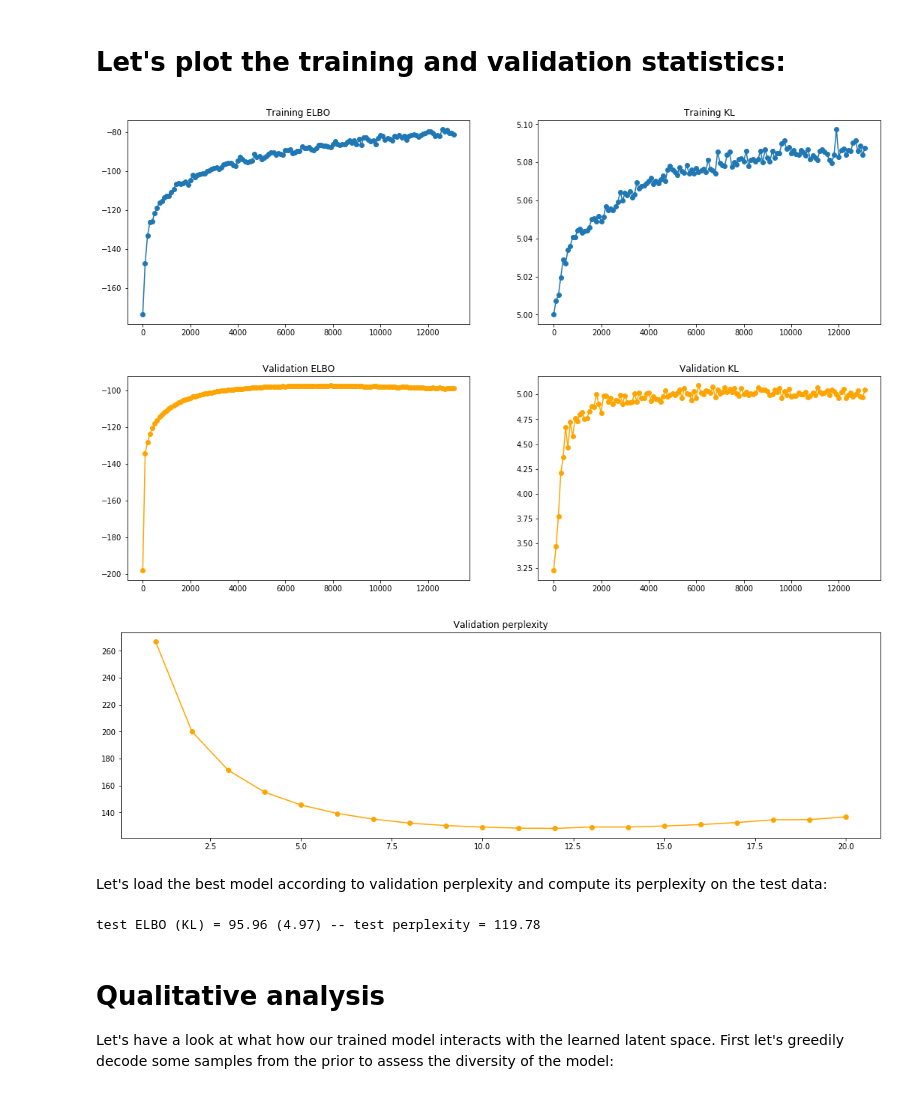
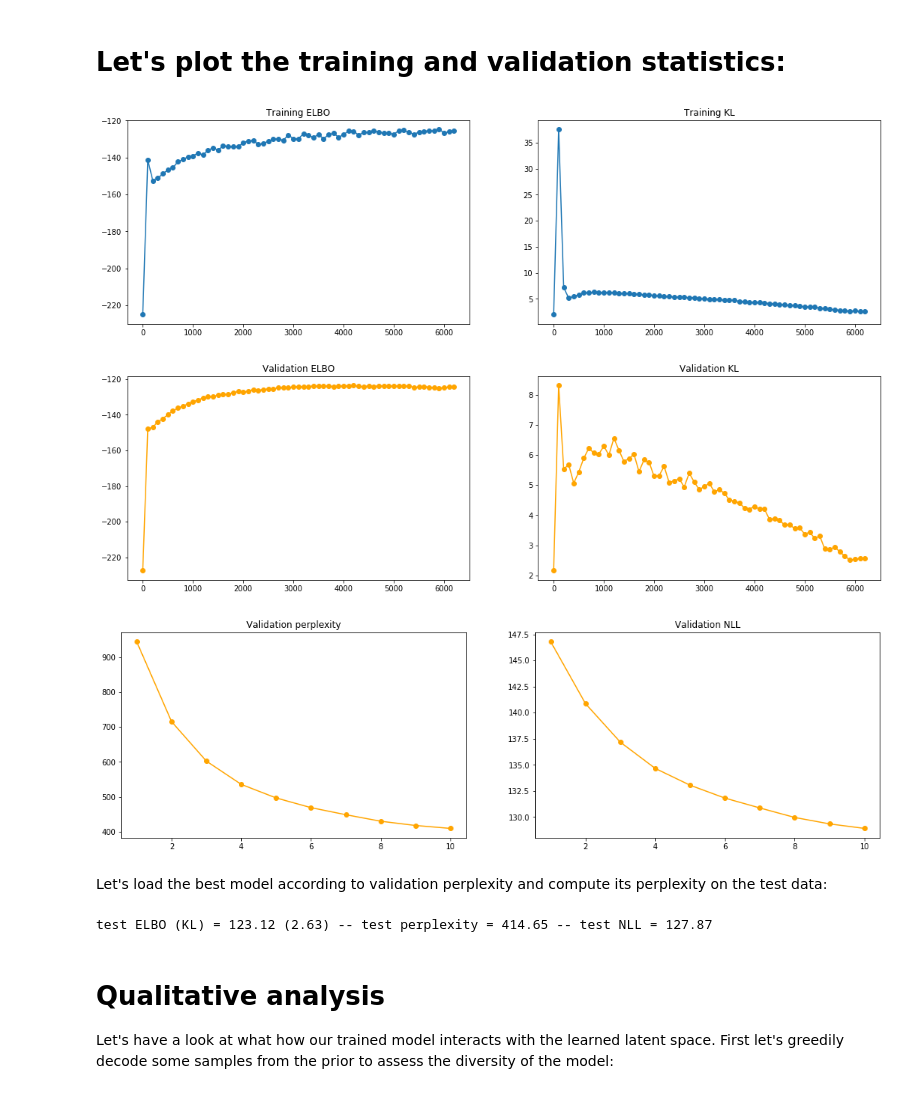
Before and after one commit to probabll/dgm4nlp, a Jupyter notebook: notebooks/sentencevae/SentVAE_Solutions.ipynb, the cells around one changed output. Drawn from its saved outputs; the diff is of its cells as text; code cells hidden in the pictures.

Commit message:
Changed PTB pre-processing, KL annealing, log NLL

```diff
--- a/notebooks/sentencevae/SentVAE_Solutions.ipynb
+++ b/notebooks/sentencevae/SentVAE_Solutions.ipynb
@@ -543,14 +554,15 @@ Now it's time to train the model. We use early stopping on the validation perple
 # Define the model hyperparameters.
 emb_size = 256
 hidden_size = 256
-latent_size = 32
+latent_size = 16
 bidirectional_encoder = True
-free_nats = 5.
-dropout = 0.4
-word_dropout = 0.5
+free_nats = 0.
+annealing_steps = 5600
+dropout = 0.6
+word_dropout = 0.75
 batch_size = 64
 learning_rate = 0.001
-num_epochs =  20
+num_epochs = 10
 n_importance_samples = 50
 device = torch.device("cuda:0") if torch.cuda.is_available() else torch.device("cpu")
 
@@ -559,7 +571,7 @@ dl = DataLoader(train_dataset, batch_size=batch_size, shuffle=True)
 sorted_dl = SortingTextDataLoader(dl)
 
 # Create the model.
-model = SentenceVAE(vocab_size=vocab.size(),
+model = BowmanLM(vocab_size=vocab.size(),
                   emb_size=emb_size,
                   hidden_size=hidden_size,
                   latent_size=latent_size,
@@ -582,6 +594,7 @@ train_KLs = []
 val_ELBOs = []
 val_KLs = []
 val_perplexities = []
+val_NLLs = []
 
 step = 0
 training_ELBO = 0.
@@ -597,6 +610,12 @@ for epoch_num in range(1, num_epochs+1):
         x_in, x_out, seq_mask, seq_len = create_batch(sentences, vocab, device,
                                                       word_dropout=word_dropout)
 
+        # Compute the multiplier for the KL term if we do annealing.
+        if annealing_steps > 0:
+            KL_weight = min(1., (1.0 / annealing_steps) * step)
+        else:
+            KL_weight = 1.
+
         # Do a forward pass through the model and compute the training loss. We use
         # a reparameterized sample from the approximate posterior during training.
         qz = model.infer(x_in, seq_mask, seq_len)
@@ -605,7 +624,7 @@ for epoch_num in range(1, num_epochs+1):
         z = qz.rsample()
         scores = model(x_in, z)
         rec_loss, KL = model.loss(scores, x_out, pz, qz, free_nats=free_nats)
-        loss = rec_loss + KL
+        loss = rec_loss + KL_weight * KL
 
         # Backpropagate and update the model weights.
         loss.backward()
@@ -622,9 +641,10 @@ for epoch_num in range(1, num_epochs+1):
             val_rec_loss, val_KL = eval_elbo(model, val_dataset, vocab, device)
             val_ELBO = -(val_rec_loss - val_KL)
             print("(%d) step %d: training ELBO (KL) = %.2f (%.2f) --"
+                  " KL weight = %.2f --"
                   " validation ELBO (KL) = %.2f (%.2f)" %
                   (epoch_num, step, training_ELBO/num_batches,
-                   training_KL/num_batches, val_ELBO, val_KL))
+                   training_KL/num_batches, KL_weight, val_ELBO, val_KL))
 
             # Update some statistics for plotting later.
             train_ELBOs.append((step, (training_ELBO/num_batches).item()))
@@ -642,13 +662,14 @@ for epoch_num in range(1, num_epochs+1):
     # After an epoch we'll compute validation perplexity and save the model
     # for early stopping if it's better than previous models.
     print("Finished epoch %d" % (epoch_num))
-    val_perplexity = eval_perplexity(model, val_dataset, vocab, device,
-                                     n_importance_samples)
+    val_perplexity, val_NLL = eval_perplexity(model, val_dataset, vocab, device,
+                                              n_importance_samples)
     val_rec_loss, val_KL = eval_elbo(model, val_dataset, vocab, device)
     val_ELBO = -(val_rec_loss - val_KL)
 
-    # Keep track of the validation perplexities.
+    # Keep track of the validation perplexities / NLL.
     val_perplexities.append((epoch_num, val_perplexity.item()))
+    val_NLLs.append((epoch_num, val_NLL.item()))
 
     # If validation perplexity is better, store this model for early stopping.
     if val_perplexity < best_val_ppl:
@@ -659,8 +680,9 @@ for epoch_num in range(1, num_epochs+1):
     # Print epoch statistics.
     print("Evaluation epoch %d:\n"
           " - validation perplexity: %.2f\n"
+          " - validation NLL: %.2f\n"
           " - validation ELBO (KL) = %.2f (%.2f)"
-          % (epoch_num, val_perplexity, val_ELBO, val_KL))
+          % (epoch_num, val_perplexity, val_NLL, val_ELBO, val_KL))
 
     # Also show some qualitative results by reconstructing a sentence from the
     # validation data. Use the mean of the approximate posterior and greedy
@@ -696,42 +718,45 @@ Evaluation epoch 1:
 # %%
 steps, training_ELBO = list(zip(*train_ELBOs))
 _, training_KL = list(zip(*train_KLs))
 _, val_ELBO = list(zip(*val_ELBOs))
 _, val_KL = list(zip(*val_KLs))
 epochs, val_ppl = list(zip(*val_perplexities))
+_, val_NLL = list(zip(*val_NLLs))
 
 fig, (ax1, ax2) = plt.subplots(1, 2, figsize=(18, 5))
 
 # Plot training ELBO and KL
 ax1.set_title("Training ELBO")
 ax1.plot(steps, training_ELBO, "-o")
 ax2.set_title("Training KL")
 ax2.plot(steps, training_KL, "-o")
 plt.show()
 
 # Plot validation ELBO and KL
 fig, (ax1, ax2) = plt.subplots(1, 2, figsize=(18, 5))
 ax1.set_title("Validation ELBO")
 ax1.plot(steps, val_ELBO, "-o", color="orange")
 ax2.set_title("Validation KL")
 ax2.plot(steps, val_KL, "-o",  color="orange")
 plt.show()
 
 # Plot validation perplexities.
-plt.figure(figsize=(18, 5))
-plt.title("Validation perplexity")
-plt.plot(epochs, val_ppl, "-o",  color="orange")
+fig, (ax1, ax2) = plt.subplots(1, 2, figsize=(18, 5))
+ax1.set_title("Validation perplexity")
+ax1.plot(epochs, val_ppl, "-o", color="orange")
+ax2.set_title("Validation NLL")
+ax2.plot(epochs, val_NLL, "-o",  color="orange")
 plt.show()
 print()
 # %% [output]
-[figure, old version]
+[figure, new version]
-[figure, old version]
+[figure, new version]
-[figure, old version]
+[figure, new version]
 # %% [markdown]
 Let's load the best model according to validation perplexity and compute its perplexity on the test data:
 # %%
 # Load the best model from disk.
-model = SentenceVAE(vocab_size=vocab.size(),
+model = BowmanLM(vocab_size=vocab.size(),
                  emb_size=emb_size,
                  hidden_size=hidden_size,
                  latent_size=latent_size,
@@ -742,14 +767,14 @@ model.load_state_dict(torch.load(best_model))
 model = model.to(device)
 
 # Compute test perplexity and ELBO.
-test_perplexity = eval_perplexity(model, test_dataset, vocab,
-                                  device, n_importance_samples)
+test_perplexity, test_NLL = eval_perplexity(model, test_dataset, vocab,
+                                            device, n_importance_samples)
 test_rec_loss, test_KL = eval_elbo(model, test_dataset, vocab, device)
 test_ELBO = test_rec_loss - test_KL
-print("test ELBO (KL) = %.2f (%.2f) -- test perplexity = %.2f" %
-      (test_ELBO, test_KL, test_perplexity))
+print("test ELBO (KL) = %.2f (%.2f) -- test perplexity = %.2f -- test NLL = %.2f" %
+      (test_ELBO, test_KL, test_perplexity, test_NLL))
 # %% [output]
-test ELBO (KL) = 95.96 (4.97) -- test perplexity = 119.78
+test ELBO (KL) = 123.12 (2.63) -- test perplexity = 414.65 -- test NLL = 127.87
 # %% [markdown]
 # Qualitative analysis
 
```
Also changed, not shown: parts of 11 cells of this notebook.
